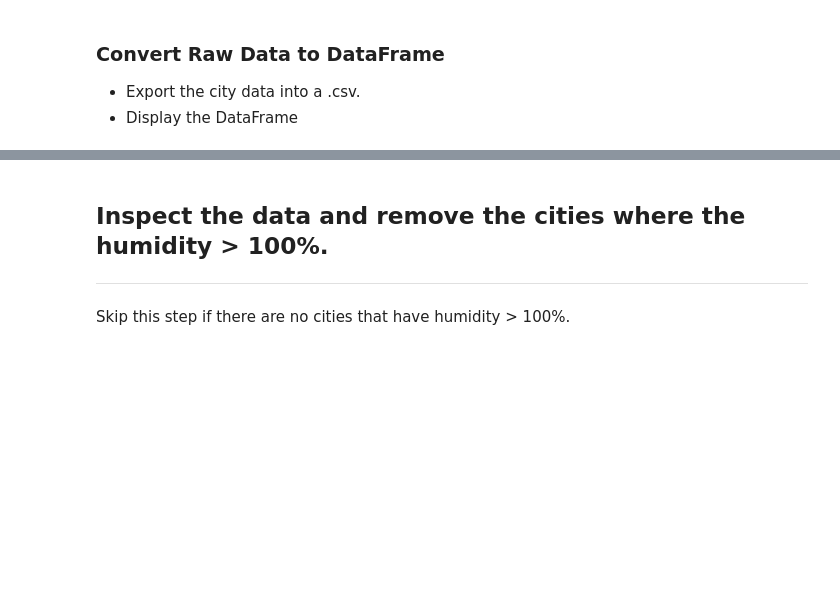
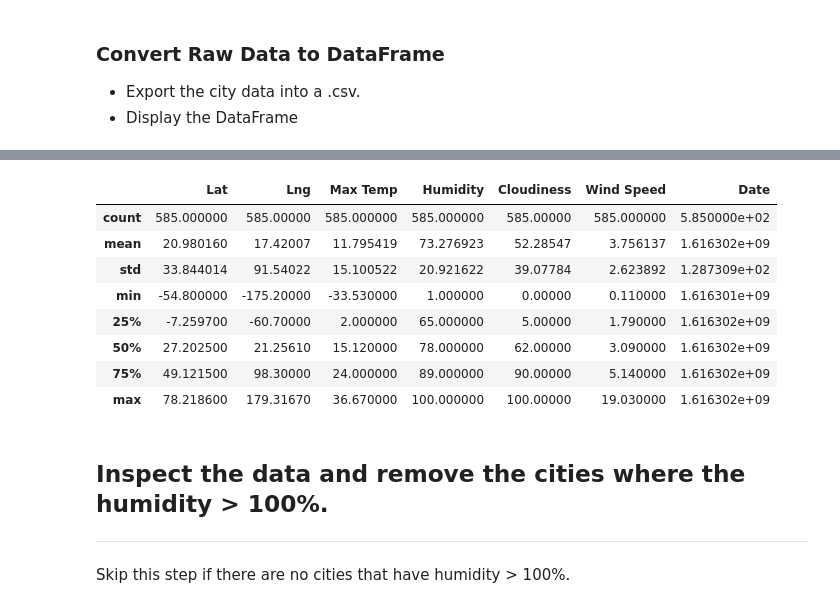
Before and after one commit to calvinluu96/python-api-challenge, a Jupyter notebook: WeatherPy/WeatherPy.ipynb, the cells around one changed output, grey strips where cells are left out. Cells and saved outputs as stored; diff of their text form; code cells hidden in the pictures; blank space fills up the shorter version.

```diff
--- a/WeatherPy/WeatherPy.ipynb
+++ b/WeatherPy/WeatherPy.ipynb
@@ -98,0 +157,13 @@ Data Retrieval Complete
+# %%
+# summary table
+raw_weather_data.describe()
+# %% [output]
+|  | Lat | Lng | Max Temp | Humidity | Cloudiness | Wind Speed | Date |
+| count | 585.000000 | 585.00000 | 585.000000 | 585.000000 | 585.00000 | 585.000000 | 5.850000e+02 |
+| mean | 20.980160 | 17.42007 | 11.795419 | 73.276923 | 52.28547 | 3.756137 | 1.616302e+09 |
+| std | 33.844014 | 91.54022 | 15.100522 | 20.921622 | 39.07784 | 2.623892 | 1.287309e+02 |
+| min | -54.800000 | -175.20000 | -33.530000 | 1.000000 | 0.00000 | 0.110000 | 1.616301e+09 |
+| 25% | -7.259700 | -60.70000 | 2.000000 | 65.000000 | 5.00000 | 1.790000 | 1.616302e+09 |
+| 50% | 27.202500 | 21.25610 | 15.120000 | 78.000000 | 62.00000 | 3.090000 | 1.616302e+09 |
+| 75% | 49.121500 | 98.30000 | 24.000000 | 89.000000 | 90.00000 | 5.140000 | 1.616302e+09 |
+| max | 78.218600 | 179.31670 | 36.670000 | 100.000000 | 100.00000 | 19.030000 | 1.616302e+09 |
```
Also changed, not shown: parts of 25 cells of this notebook, 2 other files.
